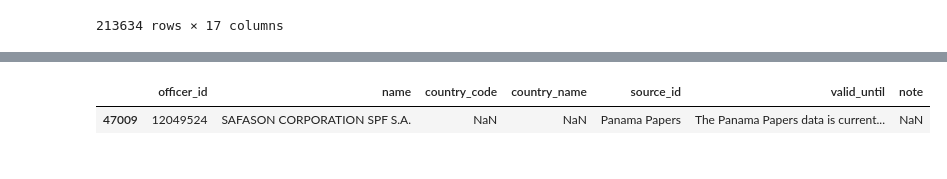
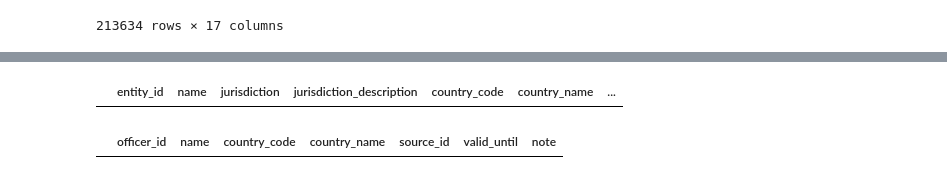
Before and after one commit to dimcel/Panama_papers_SQL, a Jupyter notebook: project.ipynb, the cells around one changed output, grey strips where cells are left out. Saved outputs shown, nothing was run; the diff lists cells and outputs as text; code cells hidden in the pictures.

```diff
--- a/project.ipynb
+++ b/project.ipynb
@@ -856,5 +867,8 @@ officer[officer["officer_id"].astype(str).str.startswith("15")]
+# %%
+entity[entity["entity_id"] == 11005367]
+# %% [output]
+|  | entity_id | name | jurisdiction | jurisdiction_description | country_code | country_name | ... |
 # %%
-officer[officer['officer_id']== 12049524]
+officer[officer['officer_id']== 11005367]
 # %% [output]
 |  | officer_id | name | country_code | country_name | source_id | valid_until | note |
-| 47009 | 12049524 | SAFASON CORPORATION SPF S.A. | NaN | NaN | Panama Papers | The Panama Papers data is current... | NaN |
```
Also changed, not shown: parts of 15 cells of this notebook, 1 other file.
